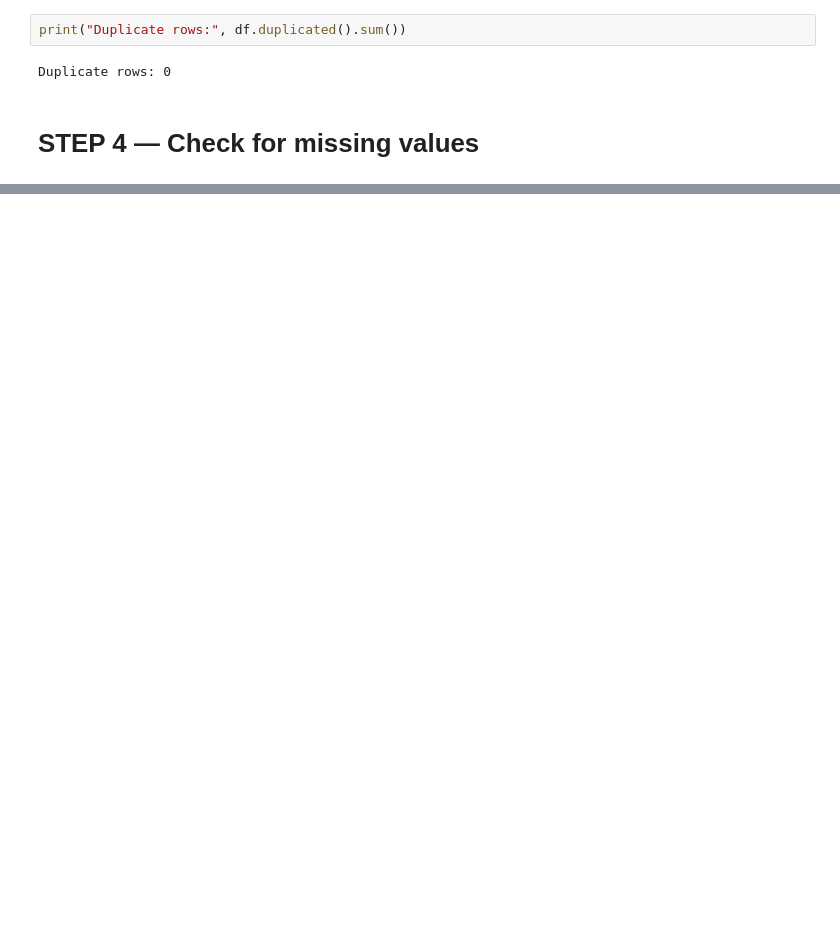
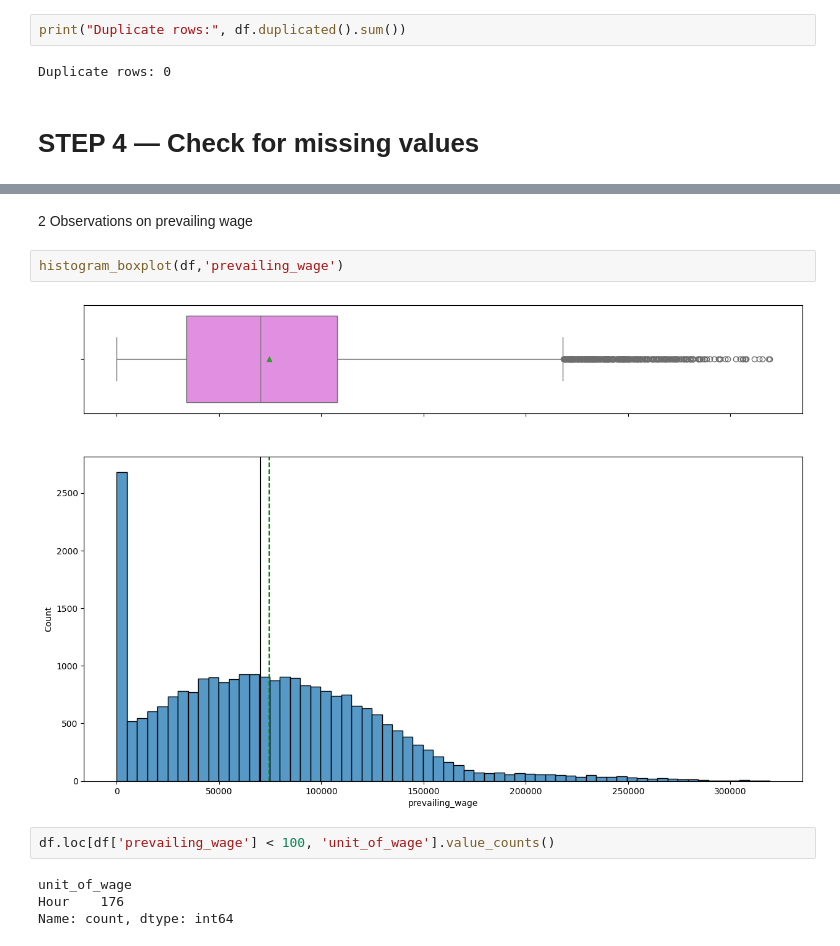
Before and after one commit to ANIRUDH1YADAV/global-mobility-analyzer2, a Jupyter notebook: notebook/eda.ipynb, the cells around one changed output, grey strips where cells are left out. Drawn from its saved outputs; the diff is of its cells as text; blank space fills up the shorter version.

```diff
--- a/notebook/eda.ipynb
+++ b/notebook/eda.ipynb
@@ -669,0 +282,12 @@ Y    66.6
+# %% [markdown]
+2 Observations on prevailing wage
+# %%
+histogram_boxplot(df,'prevailing_wage')
+# %% [output]
+[figure, added]
+# %%
+df.loc[df['prevailing_wage'] < 100, 'unit_of_wage'].value_counts()
+# %% [output]
+unit_of_wage
+Hour    176
+Name: count, dtype: int64
```
Also changed, not shown: parts of 75 cells of this notebook, 1 other file.
